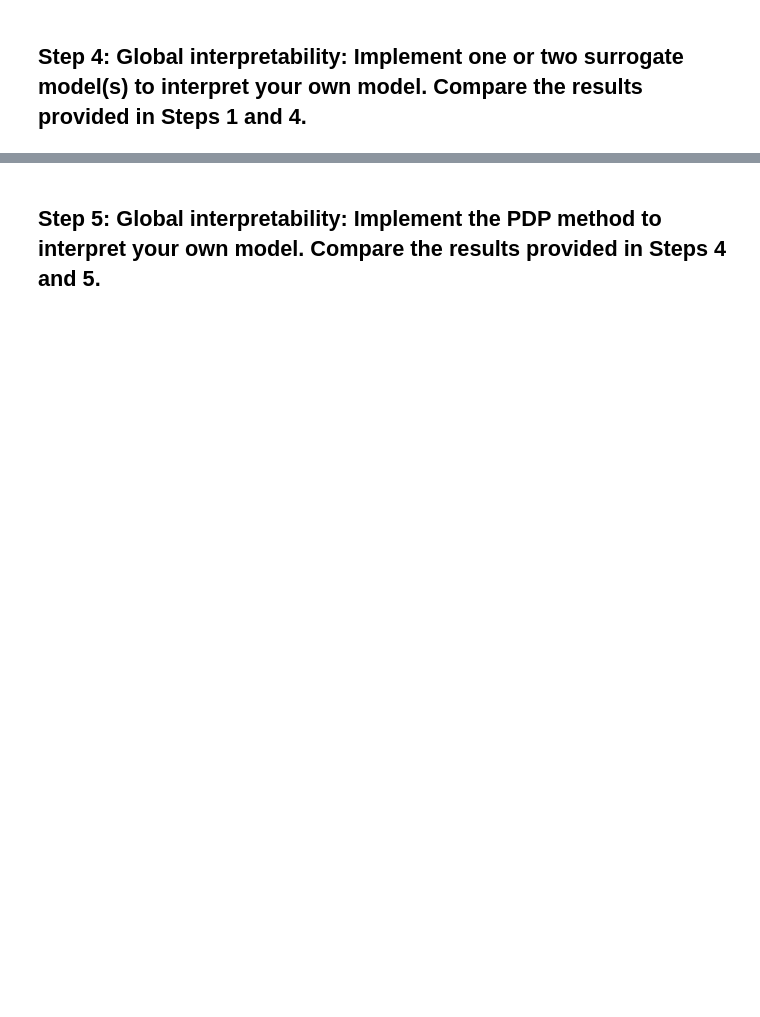
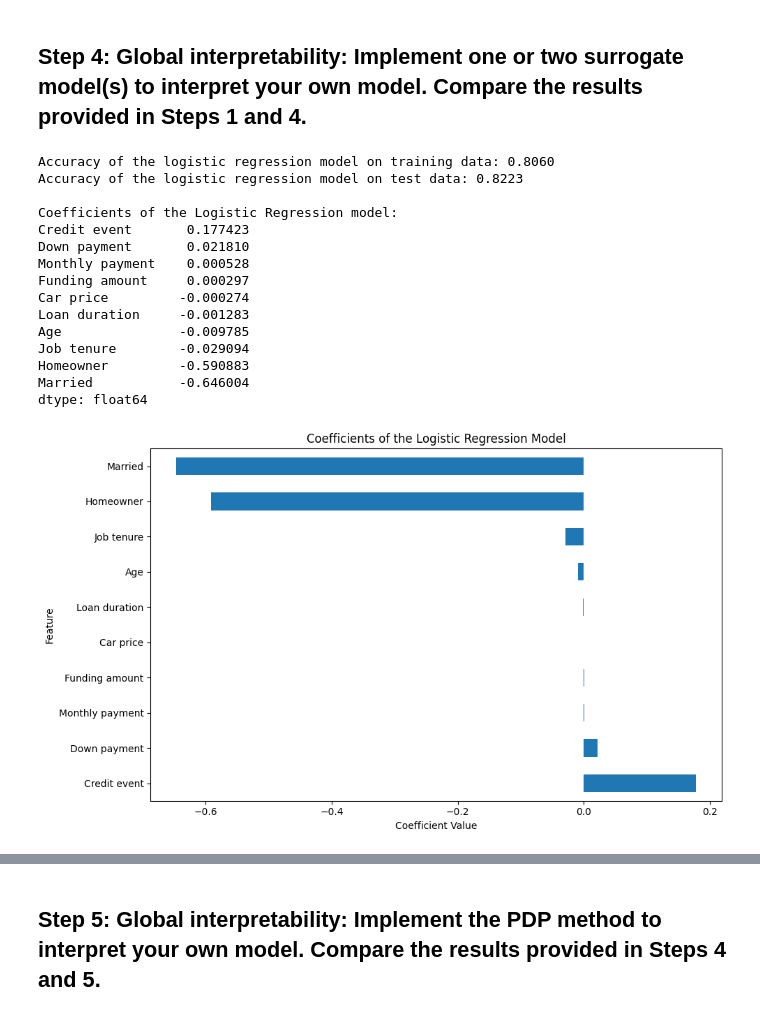
Before and after one commit to agossetX/interpretability_algorithmic_fairness_group_2, a Jupyter notebook: main.ipynb, the cells around one changed output, grey strips where cells are left out. Cells and saved outputs as stored; diff of their text form; code cells hidden in the pictures; blank space fills up the shorter version.

```diff
--- a/main.ipynb
+++ b/main.ipynb
@@ -15,2 +200,48 @@ df = pd.read_excel('dataproject2024.xlsx')
 # %% [markdown]
 ## Step 4: Global interpretability: Implement one or two surrogate model(s) to interpret your own model. Compare the results provided in Steps 1 and 4.
+# %%
+from sklearn.linear_model import LogisticRegression
+from sklearn.metrics import accuracy_score
+import matplotlib.pyplot as plt
+import pandas as pd
+
+# Create and train the logistic regression model
+logistic_model = LogisticRegression()
+logistic_model.fit(X_train, y_train)
+
+# Evaluate the model performance
+logistic_train_accuracy = accuracy_score(y_train, logistic_model.predict(X_train))
+logistic_test_accuracy = accuracy_score(y_test, logistic_model.predict(X_test))
+
+# Display results
+print(f"Accuracy of the logistic regression model on training data: {logistic_train_accuracy:.4f}")
+print(f"Accuracy of the logistic regression model on test data: {logistic_test_accuracy:.4f}")
+
+# Check and visualize the coefficients
+coefficients = pd.Series(logistic_model.coef_[0], index=X.columns).sort_values(ascending=False)
+print("\nCoefficients of the Logistic Regression model:")
+print(coefficients)
+
+plt.figure(figsize=(10, 6))
+coefficients.plot(kind='barh')
+plt.title('Coefficients of the Logistic Regression Model')
+plt.xlabel('Coefficient Value')
+plt.ylabel('Feature')
+plt.show()
+# %% [output]
+Accuracy of the logistic regression model on training data: 0.8060
+Accuracy of the logistic regression model on test data: 0.8223
+
+Coefficients of the Logistic Regression model:
+Credit event       0.177423
+Down payment       0.021810
+Monthly payment    0.000528
+Funding amount     0.000297
+Car price         -0.000274
+Loan duration     -0.001283
+Age               -0.009785
+Job tenure        -0.029094
+Homeowner         -0.590883
+Married           -0.646004
+dtype: float64
+[figure, added]
```
Also changed, not shown: parts of 14 cells of this notebook, 9 other files.
